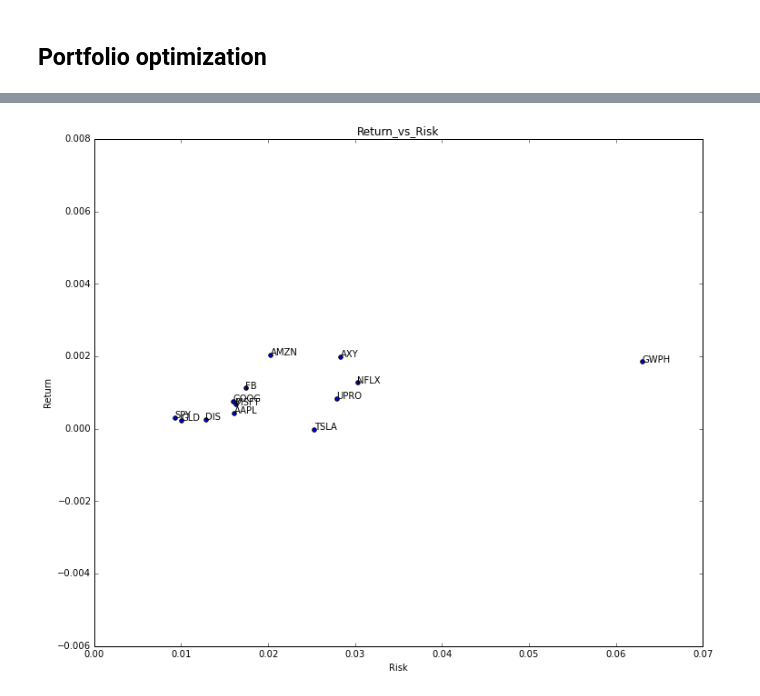
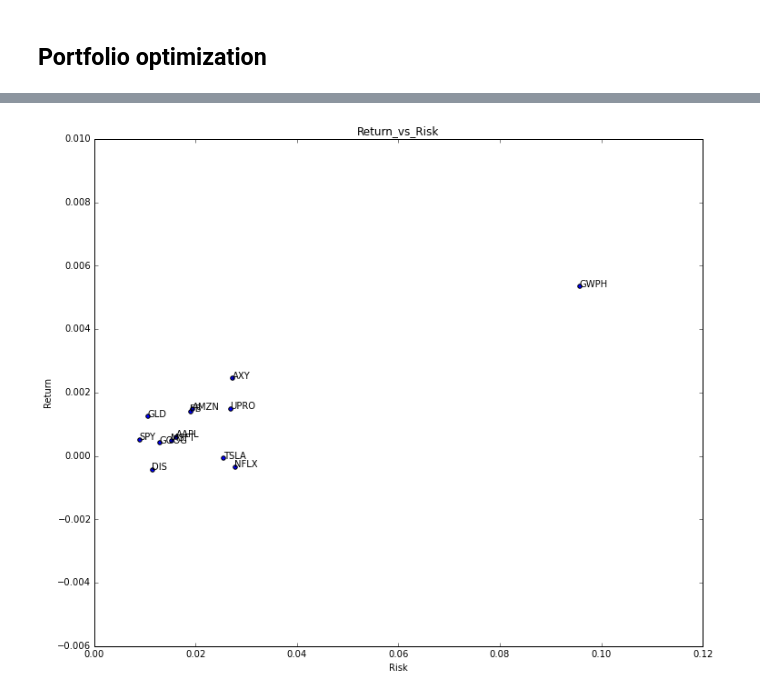
Before and after one commit to carldgosselin/stock-analyzer, a Jupyter notebook: 310_return_vs_risk_scatterplot.ipynb, the cells around one changed output, grey strips where cells are left out. Drawn from its saved outputs; the diff is of its cells as text; code cells hidden in the pictures.

```diff
--- a/310_return_vs_risk_scatterplot.ipynb
+++ b/310_return_vs_risk_scatterplot.ipynb
@@ -53,7 +53,7 @@ def compute_daily_returns_portfolio(df):
 
 def show_mean_variance_scatterplot():
 
-    dates = pd.date_range('2014-09-26', '2016-09-26') # Define a date range
+    dates = pd.date_range('2016-01-01', '2016-09-26') # Define a date range
     symbols = ['SPY','UPRO','GOOG','AAPL','AMZN','DIS','NFLX','FB','AXY','VIX','TSLA','GWPH','MSFT','GLD']
     # symbols = ['SPY', 'AMZN', 'FB', 'AXY', 'AAPL'] # Choose stock symbols to read
     df = get_data(symbols, dates) # Get stock data
@@ -104,31 +104,31 @@ def show_mean_variance_scatterplot():
 
     # scatterplot return vs risk...
     plt.figure(figsize=(12,10))
     plt.scatter(x_risk, y_return)
     plt.title("Return_vs_Risk")
     plt.xlabel("Risk")
     plt.ylabel("Return")
     plt.annotate("SPY", (x_risk[0], y_return[0]))
     plt.annotate("UPRO", (x_risk[1], y_return[1]))
     plt.annotate("GOOG", (x_risk[2], y_return[2]))
     plt.annotate("AAPL", (x_risk[3], y_return[3]))
     plt.annotate("AMZN", (x_risk[4], y_return[4]))
     plt.annotate("DIS", (x_risk[5], y_return[5]))
     plt.annotate("NFLX", (x_risk[6], y_return[6]))
     plt.annotate("FB", (x_risk[7], y_return[7]))
     plt.annotate("AXY", (x_risk[8], y_return[8]))
     plt.annotate("TSLA", (x_risk[9], y_return[9]))
     plt.annotate("GWPH", (x_risk[10], y_return[10]))
     plt.annotate("MSFT", (x_risk[11], y_return[11]))
     plt.annotate("GLD", (x_risk[12], y_return[12]))
     plt.show()
 
     # print "\n"
     # print ("Average daily return - SPY: {0:.9f}".format(round(daily_return_SPY,9)))
     # print ("Average daily risk - SPY: {0:.9f}".format(round(daily_risk_SPY,9)))
 
 
 if __name__ == "__main__":
     show_mean_variance_scatterplot()
 # %% [output]
-[figure, old version]
+[figure, new version]
```
Also changed, not shown: 1 other file.
